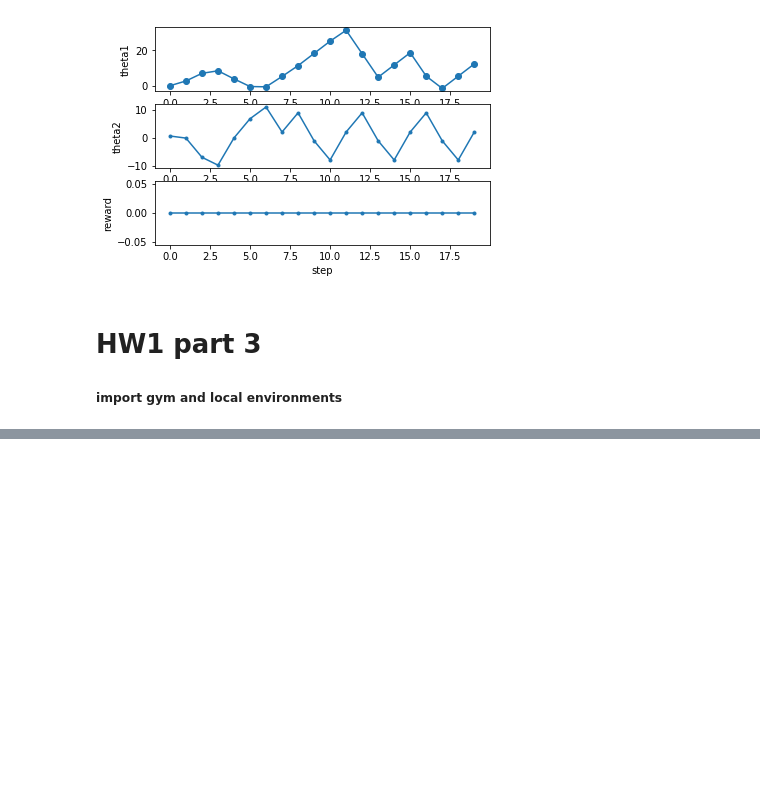
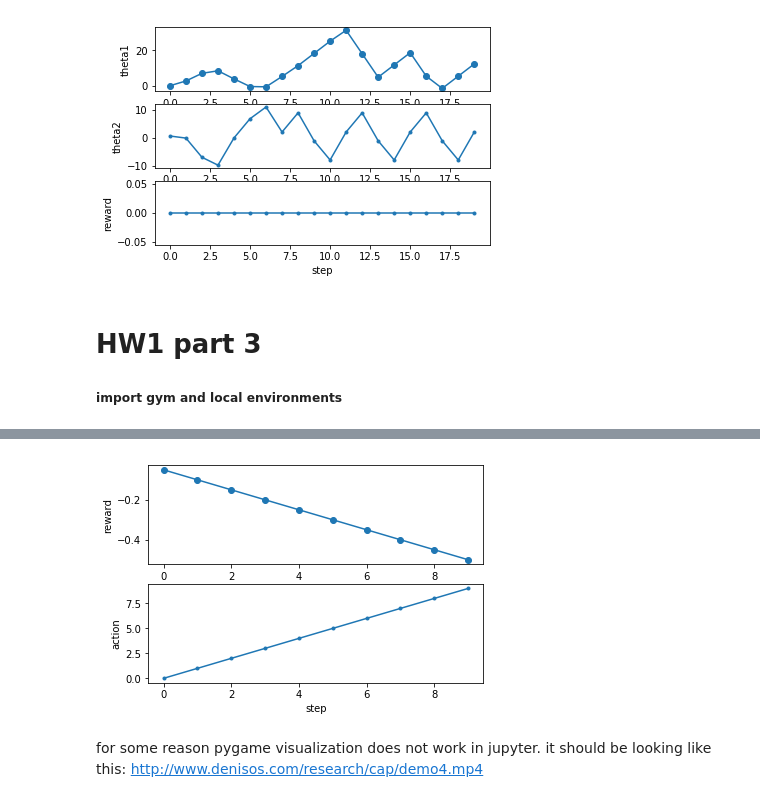
Before and after one commit to alex-faustino/rl-sandbox, a Jupyter notebook: homework/hw1/hw1_deniso2/results.ipynb, the cells around one changed output, grey strips where cells are left out. Drawn from its saved outputs; the diff is of its cells as text; code cells hidden in the pictures; blank space fills up the shorter version.

Commit message:
dos: hw1 is done

```diff
--- a/homework/hw1/hw1_deniso2/results.ipynb
+++ b/homework/hw1/hw1_deniso2/results.ipynb
@@ -165,0 +180,25 @@ NotImplementedError:
+# %%
+
+while not done:
+
+        #you are free to select a random action
+        # or generate an action using the policy
+        # or select an action manually
+        # and the apply the selected action to blue team
+        # or use the policy selected and provided in env.reset
+        #action = env.action_space.sample()  # choose random action
+        action = [0, 0, 0, 0]
+        #observation, reward, done, info = env.step(action)
+
+        observation, reward, done, info = env._step(action)  # feedback from environment
+
+        # render and sleep are not needed for score analysis
+        env._render()
+        time.sleep(.05)
+
+        history.append([t,reward])
+
+        print(observation, reward)
+        t += 1
+        if t == 10:
+            break
@@ -165,0 +223,18 @@ NotImplementedError:
+# %%
+# plot the history
+h = np.asarray(history)
+plt.subplot(2, 1, 1)
+plt.plot(h[:,0], h[:,1], 'o-')
+plt.ylabel('reward')
+
+plt.subplot(2, 1, 2)
+plt.plot(h[:,0], h[:,0], '.-')
+plt.xlabel('step')
+plt.ylabel('action')
+
+plt.show()
+# %% [output]
+[figure, added]
+# %% [markdown]
+for some reason pygame visualization does not work in jupyter. it should be looking like this:
+http://www.denisos.com/research/cap/demo4.mp4
```
Also changed, not shown: parts of 5 cells of this notebook, 2 other files.
